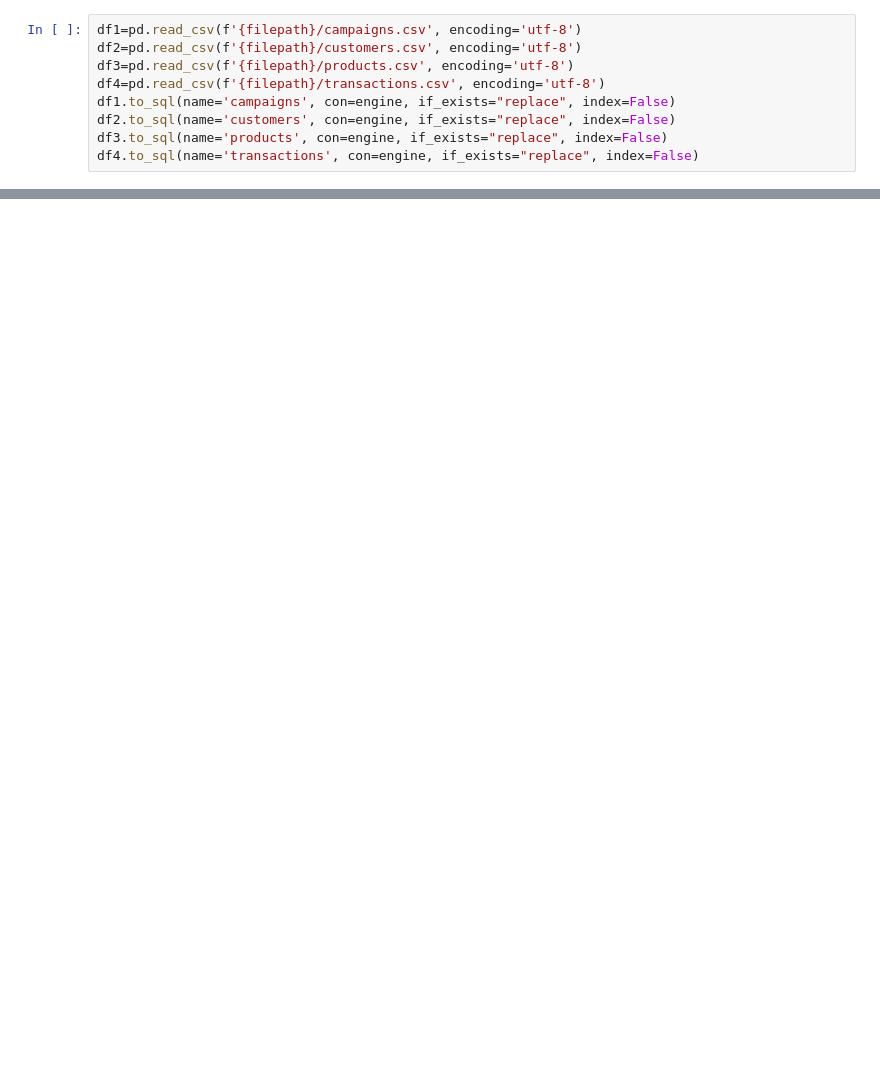
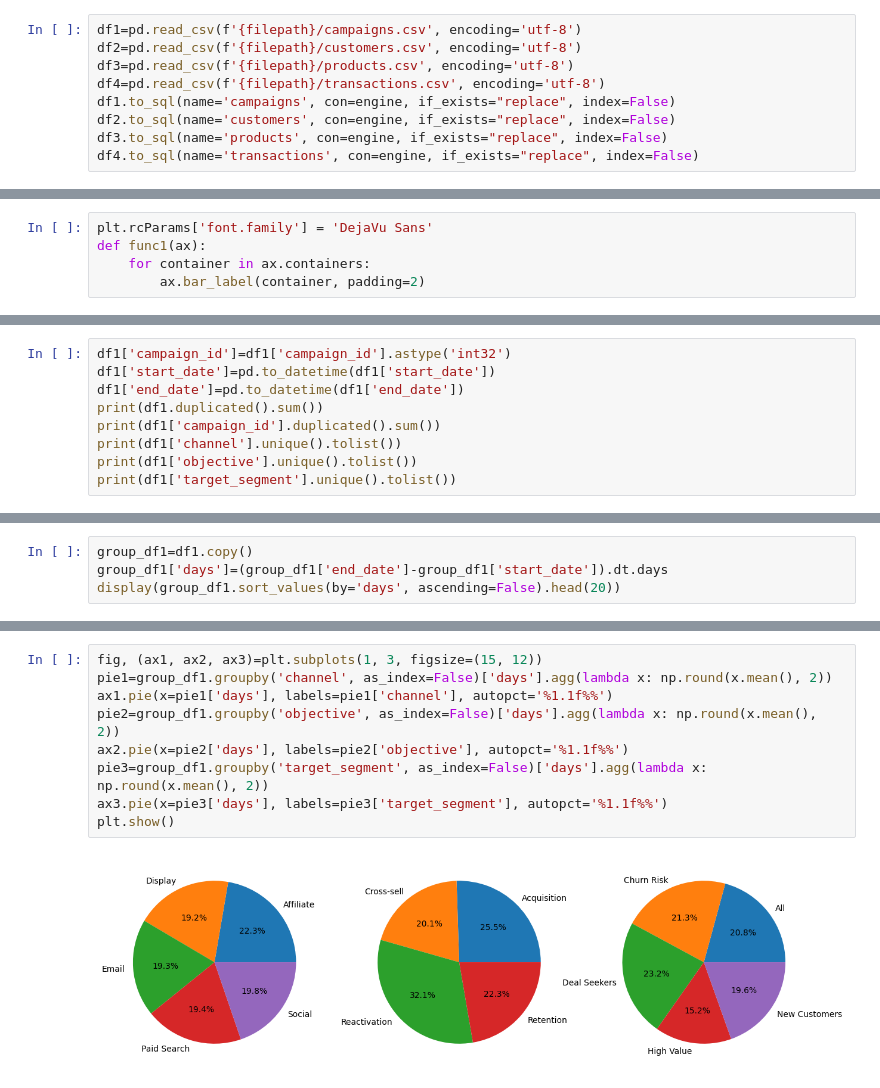
Before and after one commit to abdyrahym-begenjov/kaggle-data-analysis, a Jupyter notebook: Marketing & E-Commerce/e-commerce.ipynb, the cells around one changed output, grey strips where cells are left out. Cells and saved outputs as stored; diff of their text form; blank space fills up the shorter version.

```diff
--- a/Marketing & E-Commerce/e-commerce.ipynb
+++ b/Marketing & E-Commerce/e-commerce.ipynb
@@ -30,0 +34,5 @@ for n, i in enumerate(pd.read_csv(f'{filepath}/events.csv', chunksize=100000, lo
+# %%
+plt.rcParams['font.family'] = 'DejaVu Sans'
+def func1(ax):
+    for container in ax.containers:
+        ax.bar_label(container, padding=2)
@@ -30,0 +76,9 @@ for n, i in enumerate(pd.read_csv(f'{filepath}/events.csv', chunksize=100000, lo
+# %%
+df1['campaign_id']=df1['campaign_id'].astype('int32')
+df1['start_date']=pd.to_datetime(df1['start_date'])
+df1['end_date']=pd.to_datetime(df1['end_date'])
+print(df1.duplicated().sum())
+print(df1['campaign_id'].duplicated().sum())
+print(df1['channel'].unique().tolist())
+print(df1['objective'].unique().tolist())
+print(df1['target_segment'].unique().tolist())
@@ -30,0 +136,4 @@ for n, i in enumerate(pd.read_csv(f'{filepath}/events.csv', chunksize=100000, lo
+# %%
+group_df1=df1.copy()
+group_df1['days']=(group_df1['end_date']-group_df1['start_date']).dt.days
+display(group_df1.sort_values(by='days', ascending=False).head(20))
@@ -30,0 +158,11 @@ for n, i in enumerate(pd.read_csv(f'{filepath}/events.csv', chunksize=100000, lo
+# %%
+fig, (ax1, ax2, ax3)=plt.subplots(1, 3, figsize=(15, 12))
+pie1=group_df1.groupby('channel', as_index=False)['days'].agg(lambda x: np.round(x.mean(), 2))
+ax1.pie(x=pie1['days'], labels=pie1['channel'], autopct='%1.1f%%')
+pie2=group_df1.groupby('objective', as_index=False)['days'].agg(lambda x: np.round(x.mean(), 2))
+ax2.pie(x=pie2['days'], labels=pie2['objective'], autopct='%1.1f%%')
+pie3=group_df1.groupby('target_segment', as_index=False)['days'].agg(lambda x: np.round(x.mean(), 2))
+ax3.pie(x=pie3['days'], labels=pie3['target_segment'], autopct='%1.1f%%')
+plt.show()
+# %% [output]
+[figure, added]
```
Also changed, not shown: parts of 34 cells of this notebook.
